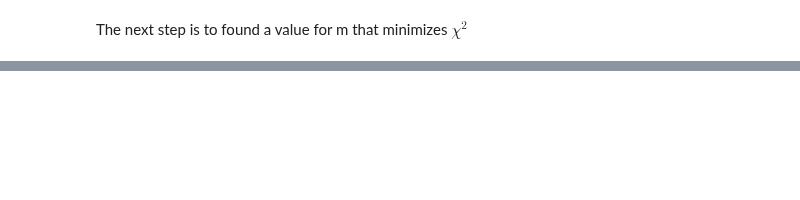
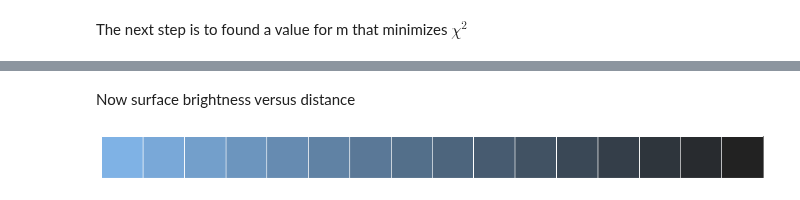
Before and after one commit to will-henney/bowshock-shape, a Jupyter notebook: best_montecarlo_fit.ipynb, the cells around one changed output, grey strips where cells are left out. Drawn from its saved outputs; the diff is of its cells as text; code cells hidden in the pictures; blank space fills up the shorter version.

```diff
--- a/best_montecarlo_fit.ipynb
+++ b/best_montecarlo_fit.ipynb
@@ -154,0 +193,9 @@ print HA_D
+# %% [markdown]
+Now surface brightness versus distance
+# %%
+rootcolor=(0.5,0.7,0.9)
+ncolors=16
+darkmap = sns.dark_palette(rootcolor,ncolors,reverse=True,as_cmap=True)
+sns.palplot(sns.dark_palette(rootcolor,ncolors,reverse=True))
+# %% [output]
+[figure, added]
```
Also changed, not shown: parts of 42 cells of this notebook.
